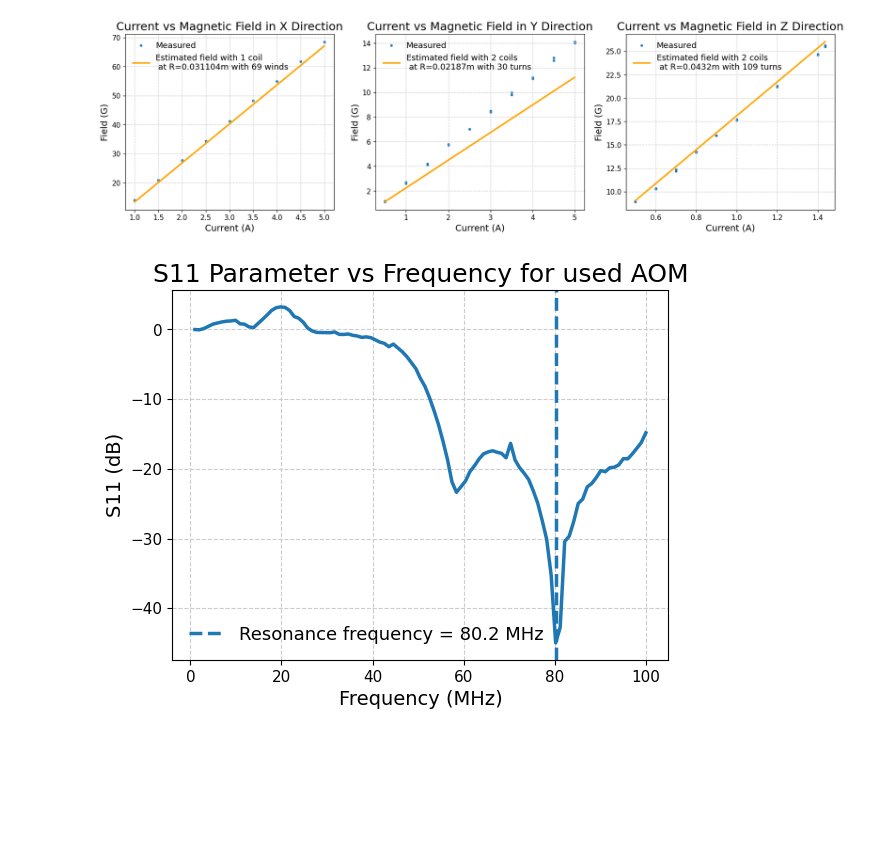
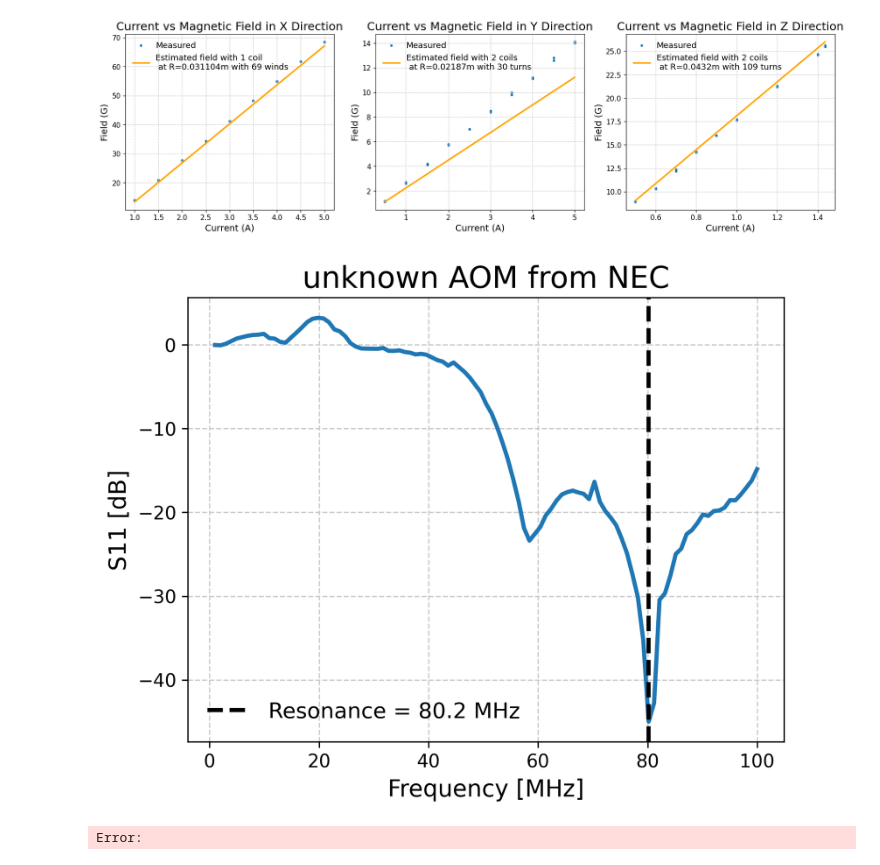
Before and after one commit to meimei2027/diamonds, a Jupyter notebook: presentation_plot/plots.ipynb, the cells around one changed output. Saved outputs shown, nothing was run; the diff lists cells and outputs as text; code cells hidden in the pictures; blank space fills up the shorter version.

Commit message:
save presentation plots

```diff
--- a/presentation_plot/plots.ipynb
+++ b/presentation_plot/plots.ipynb
@@ -9,5 +11,5 @@ import scipy.constants as cs
 # %%
-plt.style.use('C:\\Users\\allen\\Desktop\\Homework\\Physics 108\\plots.mplstyle')
+plt.style.use('../plots.mplstyle')
 # %%
 def single_coil(amps, radius, distance):
     return 1e4 * 69 * cs.mu_0 * amps * radius**2 / (2 * (distance**2 + radius**2)**(3/2)) # convert to G from T and 109 winds
@@ -50,24 +52,26 @@ axs[2].legend()
 #     temp.to_csv(i.replace('.xlsx', '.csv'), index=False)
 # %%
 
-data = np.loadtxt("C:\\Users\\allen\\Desktop\\Homework\\Physics 108\\presentation_plot\\aom.s1p", comments=["#", "!"])
+data = np.loadtxt("../vna/aom.s1p", comments=["#", "!"])
 
 freq = data[:, 0] / 1e6  # MHz
 re = data[:, 1]
 im = data[:, 2]
 
 s11_mag = np.sqrt(re**2 + im**2)
 s11_db = 20 * np.log10(s11_mag)
 
 dip_idx = np.argmin(s11_db)
 
+fig, ax = plt.subplots(dpi=300)
 plt.plot(freq, s11_db)
-plt.title("S11 Parameter vs Frequency for used AOM")
+plt.title("unknown AOM from NEC")
 plt.axvline(freq[dip_idx], linestyle="--",
-            label=f"Resonance frequency = {freq[dip_idx]:.1f} MHz")
-plt.xlabel("Frequency (MHz)")
-plt.ylabel("S11 (dB)")
+            label=f"Resonance = {freq[dip_idx]:.1f} MHz", color="black")
+plt.xlabel("Frequency [MHz]")
+plt.ylabel("S11 [dB]")
 plt.legend()
 plt.show()
 # %% [output]
-[figure, old version]
+[figure, new version]
+Error:
```
Also changed, not shown: parts of 1 cell of this notebook, 7 other files.
